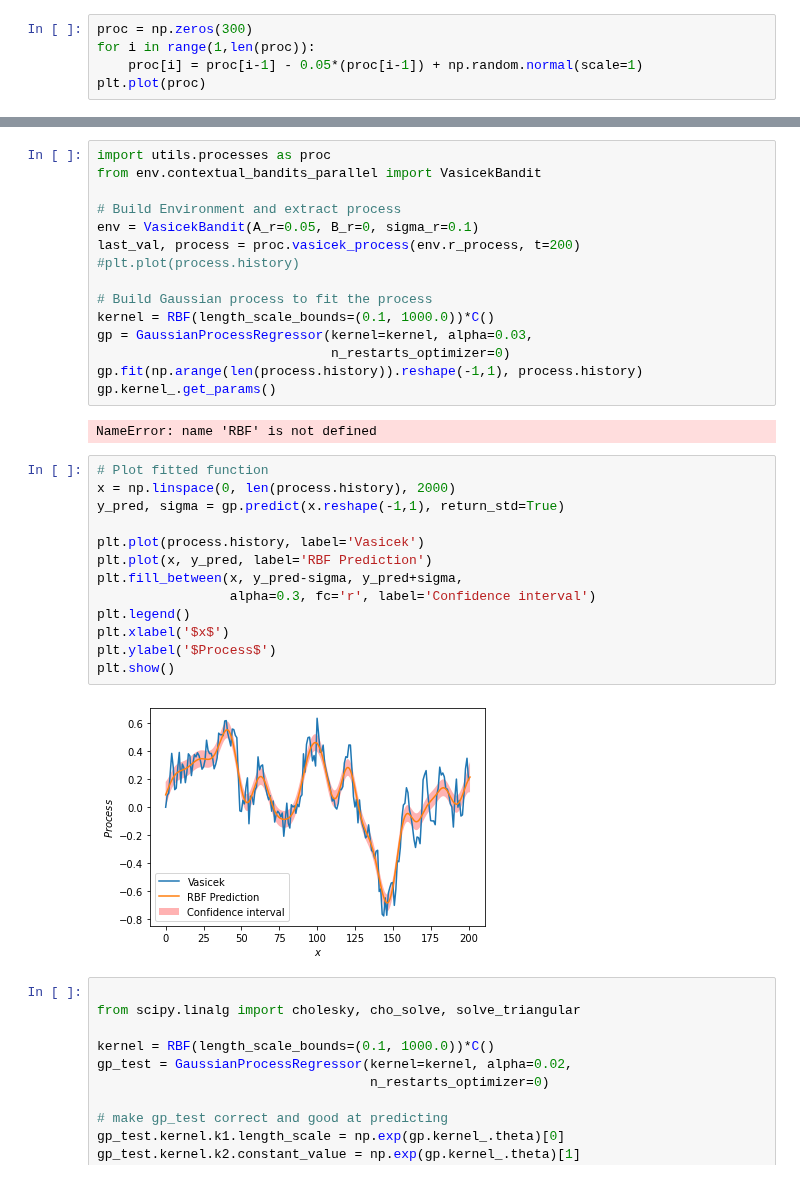
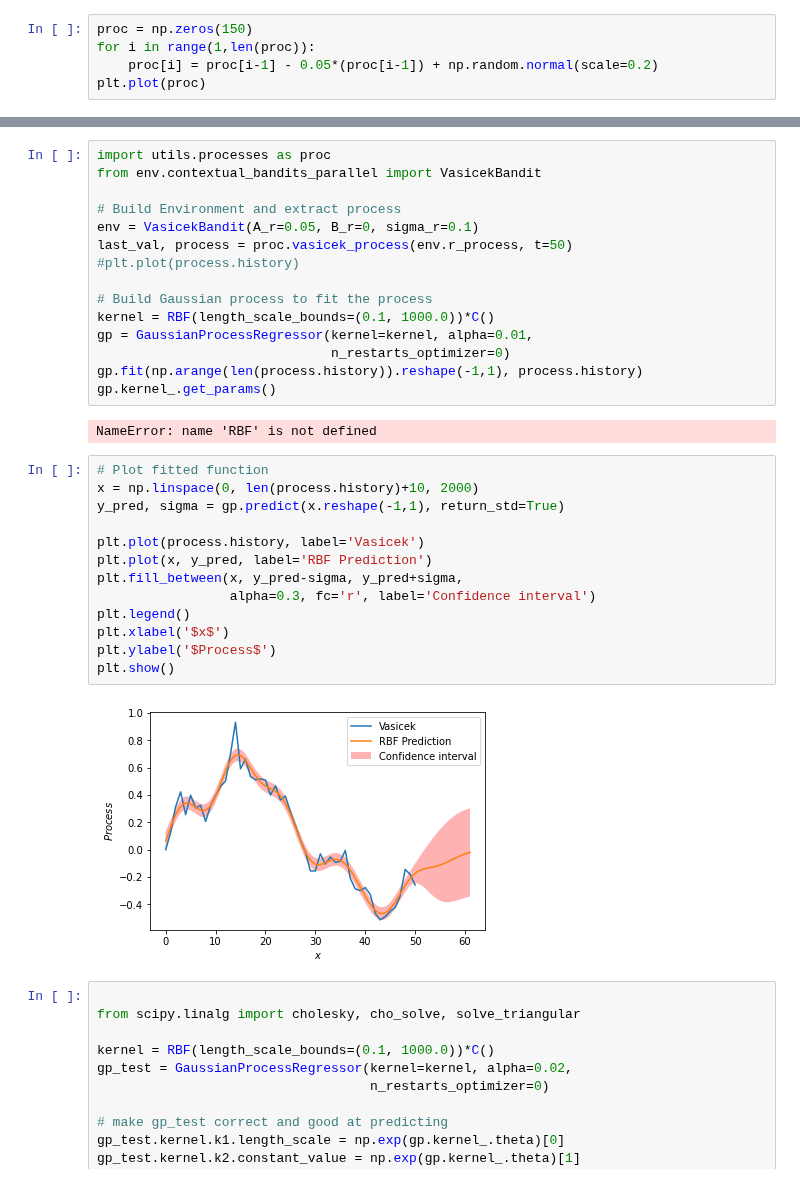
Before and after one commit to francescovidaich964/Como_lake, a Jupyter notebook: bandit_tests/new_environment_tests.ipynb, the cells around one changed output, grey strips where cells are left out. Cells and saved outputs as stored; diff of their text form.

```diff
--- a/bandit_tests/new_environment_tests.ipynb
+++ b/bandit_tests/new_environment_tests.ipynb
@@ -182,9 +182,9 @@ run_then_optimize( **all_args )
 Here we don't use contexts, so the agent has to guess if the value of the reward process (represented by the vasicek process) is above or below zero.
 The Vascek process is gyven by $dr_{t}=a(b-r_{t})\,dt+\sigma \,dW_{t}$.
 # %%
-proc = np.zeros(300)
+proc = np.zeros(150)
 for i in range(1,len(proc)):
-    proc[i] = proc[i-1] - 0.05*(proc[i-1]) + np.random.normal(scale=1)
+    proc[i] = proc[i-1] - 0.05*(proc[i-1]) + np.random.normal(scale=0.2)
 plt.plot(proc)
 # %% [output]
 [<matplotlib.lines.Line2D at 0x...>]
@@ -410,12 +394,12 @@ from env.contextual_bandits_parallel import VasicekBandit
 
 # Build Environment and extract process
 env = VasicekBandit(A_r=0.05, B_r=0, sigma_r=0.1)
-last_val, process = proc.vasicek_process(env.r_process, t=200)
+last_val, process = proc.vasicek_process(env.r_process, t=50)
 #plt.plot(process.history)
 
 # Build Gaussian process to fit the process
 kernel = RBF(length_scale_bounds=(0.1, 1000.0))*C()
-gp = GaussianProcessRegressor(kernel=kernel, alpha=0.03,
+gp = GaussianProcessRegressor(kernel=kernel, alpha=0.01,
                               n_restarts_optimizer=0)
 gp.fit(np.arange(len(process.history)).reshape(-1,1), process.history)
 gp.kernel_.get_params()
@@ -423,19 +407,19 @@ gp.kernel_.get_params()
 NameError: name 'RBF' is not defined
 # %%
 # Plot fitted function
-x = np.linspace(0, len(process.history), 2000)
+x = np.linspace(0, len(process.history)+10, 2000)
 y_pred, sigma = gp.predict(x.reshape(-1,1), return_std=True)
 
 plt.plot(process.history, label='Vasicek')
 plt.plot(x, y_pred, label='RBF Prediction')
 plt.fill_between(x, y_pred-sigma, y_pred+sigma,
                  alpha=0.3, fc='r', label='Confidence interval')
 plt.legend()
 plt.xlabel('$x$')
 plt.ylabel('$Process$')
 plt.show()
 # %% [output]
-[figure, old version]
+[figure, new version]
 # %%
 
 from scipy.linalg import cholesky, cho_solve, solve_triangular
```
Also changed, not shown: parts of 18 cells of this notebook, 2 other files.
